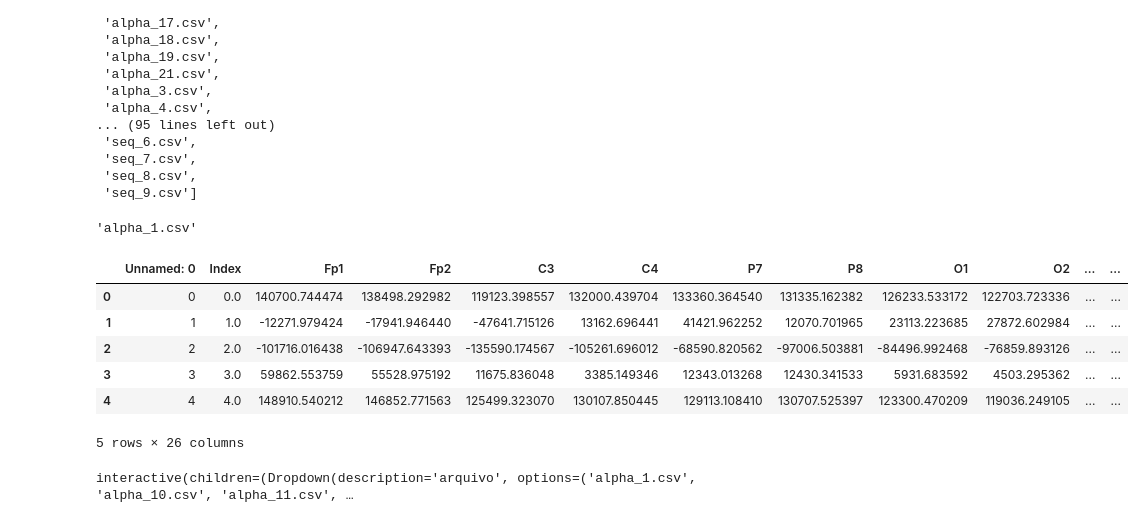
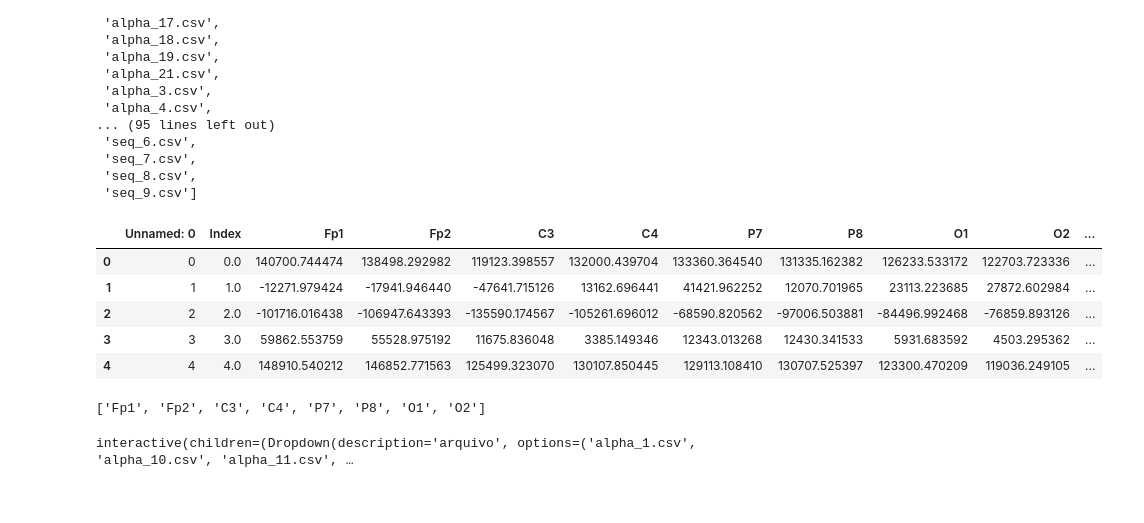
Before and after one commit to Atzingen/EEG_cofee_alert, a Jupyter notebook: explorer.ipynb, the cells around one changed output. Saved outputs shown, nothing was run; the diff lists cells and outputs as text; code cells hidden in the pictures.

```diff
--- a/explorer.ipynb
+++ b/explorer.ipynb
@@ -54,22 +57,20 @@ csv_files
  'seq_7.csv',
  'seq_8.csv',
  'seq_9.csv']
-# %%
-csv_files[0]
-# %% [output]
-'alpha_1.csv'
 # %%
-df = pd.read_csv(f'{csv_files_path}/{csv_files[0]}', delimiter='\t')
+df = pd.read_csv(f'{csv_files_path}/{csv_files[0]}', delimiter=',')
 df.head()
 # %% [output]
-|  | Unnamed: 0 | Index | Fp1 | Fp2 | C3 | C4 | P7 | P8 | O1 | O2 | ... | ... |
-| 0 | 0 | 0.0 | 140700.744474 | 138498.292982 | 119123.398557 | 132000.439704 | 133360.364540 | 131335.162382 | 126233.533172 | 122703.723336 | ... | ... |
-| 1 | 1 | 1.0 | -12271.979424 | -17941.946440 | -47641.715126 | 13162.696441 | 41421.962252 | 12070.701965 | 23113.223685 | 27872.602984 | ... | ... |
-| 2 | 2 | 2.0 | -101716.016438 | -106947.643393 | -135590.174567 | -105261.696012 | -68590.820562 | -97006.503881 | -84496.992468 | -76859.893126 | ... | ... |
-| 3 | 3 | 3.0 | 59862.553759 | 55528.975192 | 11675.836048 | 3385.149346 | 12343.013268 | 12430.341533 | 5931.683592 | 4503.295362 | ... | ... |
-| 4 | 4 | 4.0 | 148910.540212 | 146852.771563 | 125499.323070 | 130107.850445 | 129113.108410 | 130707.525397 | 123300.470209 | 119036.249105 | ... | ... |
+|  | Unnamed: 0 | Index | Fp1 | Fp2 | C3 | C4 | P7 | P8 | O1 | O2 | ... |
+| 0 | 0 | 0.0 | 140700.744474 | 138498.292982 | 119123.398557 | 132000.439704 | 133360.364540 | 131335.162382 | 126233.533172 | 122703.723336 | ... |
+| 1 | 1 | 1.0 | -12271.979424 | -17941.946440 | -47641.715126 | 13162.696441 | 41421.962252 | 12070.701965 | 23113.223685 | 27872.602984 | ... |
+| 2 | 2 | 2.0 | -101716.016438 | -106947.643393 | -135590.174567 | -105261.696012 | -68590.820562 | -97006.503881 | -84496.992468 | -76859.893126 | ... |
+| 3 | 3 | 3.0 | 59862.553759 | 55528.975192 | 11675.836048 | 3385.149346 | 12343.013268 | 12430.341533 | 5931.683592 | 4503.295362 | ... |
+| 4 | 4 | 4.0 | 148910.540212 | 146852.771563 | 125499.323070 | 130107.850445 | 129113.108410 | 130707.525397 | 123300.470209 | 119036.249105 | ... |
-5 rows × 26 columns
 # %%
 canais = df.columns.to_list()[2:10]
+canais
+# %% [output]
+['Fp1', 'Fp2', 'C3', 'C4', 'P7', 'P8', 'O1', 'O2']
 # %%
 def plot_sinal(arquivo, canal):
```
Also changed, not shown: parts of 9 cells of this notebook, 1 other file.
